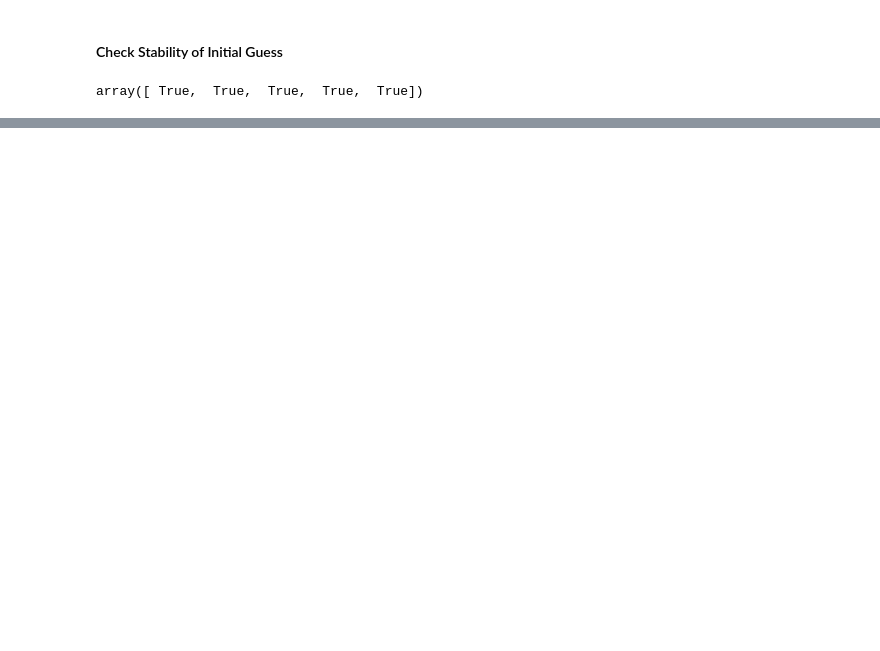
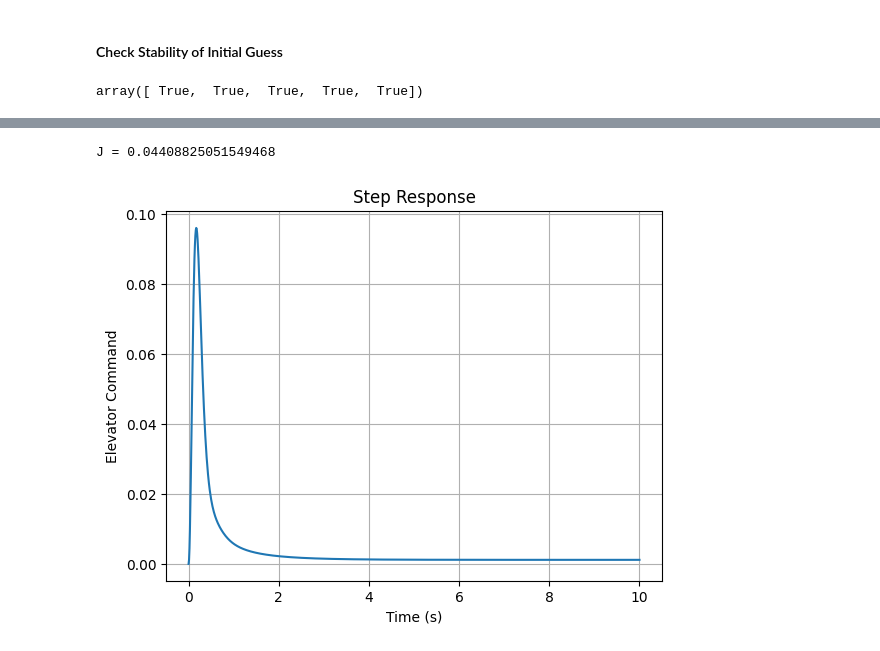
Before and after one commit to jeheneghan/StevensAndLewis, a Jupyter notebook: scripts/examples/LQPitchRateCas.ipynb, the cells around one changed output, grey strips where cells are left out. Drawn from its saved outputs; the diff is of its cells as text; code cells hidden in the pictures; blank space fills up the shorter version.

```diff
--- a/scripts/examples/LQPitchRateCas.ipynb
+++ b/scripts/examples/LQPitchRateCas.ipynb
@@ -264,0 +203,41 @@ Error:
+# %%
+K = np.array([[-0.046, -1.072, 3.381]])
+def perf_index(sys, r, Q, R, K):
+    Q_eff = sys.C.T @ K.T @ R @ K @ sys.C + Q
+
+    A_c = sys.A - sys.B @ K @ sys.C
+    B_c = g - sys.B @ K @ f
+    # Solve Lyapunov equation for P
+    P = tools.lyapunov(A_c,P_base)
+    P = tools.lyapunov(A_c,2*P + Q_eff)
+    X = np.linalg.inv(A_c) @ B_c @ r @ r.T @ B_c.T @ np.linalg.inv(A_c).T
+    J = 0.5 * np.trace(P @ X)
+
+    return J
+
+J_k = perf_index(sys3,np.array([[1]]),Q,R,K_0)
+print(f"J = {J_k}")
+# %% [output]
+J = 0.04408825051549468
+# %%
+A_c = sys3.A - sys3.B @ K @ sys3.C
+syscl = ct.ss(A_c, g - sys3.B @ K @ f, np.eye(len(sys3.A)), np.zeros([len(sys3.A),1]))
+
+t = np.linspace(0,10,1000)
+def cost_eqn(t,e,u,R,dt):
+    return ( 0.5 * t**2 * e**2 + R * u**2 ) * dt
+
+t, y = ct.step_response(syscl, t)
+
+u = np.zeros([sys3.B.shape[0],sys3.B.shape[1],len(t)])
+for i in range(len(t)):
+    u[:,:,i] = -K @ sys3.C @ y[:,:,i]
+
+plt.plot(t, u[0,0,:]**2)
+plt.xlabel('Time (s)')
+plt.ylabel('Elevator Command')
+plt.title('Step Response')
+plt.grid()
+plt.show()
+# %% [output]
+[figure, added]
```
Also changed, not shown: parts of 15 cells of this notebook, 1 other file.
